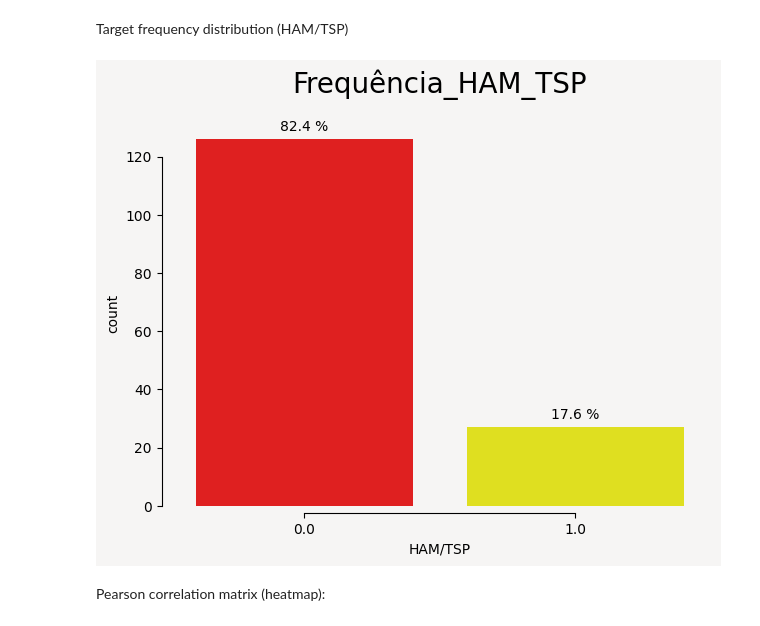
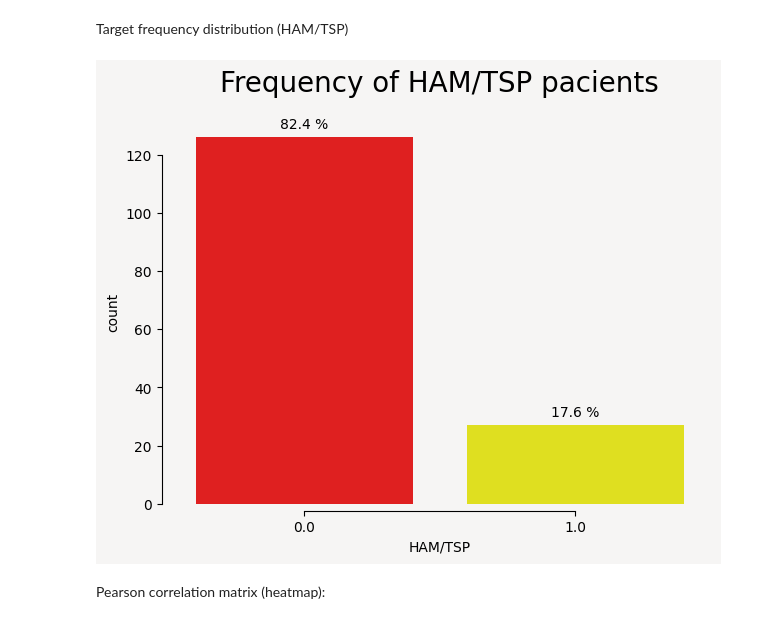
Before and after one commit to MatheusABomfim/ML_HTLV_HAM-TSP, a Jupyter notebook: ML_MEST_HTLV+MBL2+CLINICAL.ipynb, the cells around one changed output. Saved outputs shown, nothing was run; the diff lists cells and outputs as text; code cells hidden in the pictures.

Commit message:
Image address correction (Correlation and frequêncy of HAM pacients)

```diff
--- a/ML_MEST_HTLV+MBL2+CLINICAL.ipynb
+++ b/ML_MEST_HTLV+MBL2+CLINICAL.ipynb
@@ -239,26 +239,26 @@ Target frequency distribution (HAM/TSP)
 # %%
 # Color palette
 mypal= ['#FF0000', '#FF4500', '#FFFF00','#FFFFE0', '#87CEEB','#0000CD']
 
 # Bar Graph for Distribution of Variables
 plt.figure(figsize=(7, 5),facecolor='#F6F5F4')
 total = float(len(df))
 ax = sns.countplot(x=df['HAM/TSP'], palette=mypal[0::2])
 ax.set_facecolor('#F6F5F4')
 
 for p in ax.patches:
 
     height = p.get_height()
     ax.text(p.get_x()+p.get_width()/2.,height + 3,'{:1.1f} %'.format((height/total)*100), ha="center")
 
-ax.set_title('Frequência HAM TSP', fontsize=20, y=1.05)
+ax.set_title('Frequency of HAM/TSP pacients', fontsize=20, y=1.05)
 sns.despine(right=True)
 sns.despine(offset=5, trim=True)
 
 # Save the graphic in PDF
-plt.savefig('/content/drive/MyDrive/Mestrado/Códigos_Bioinfo_e_docs_relacionados(menos_Python_colab)/Treinamento_inicial_ML/ML_(base_wine_dataset)_para_dados_MBL_Ana_patrícia/Resultados_sem_dados_clínicos/' + 'Frequência_HAM_TSP.pdf')
+plt.savefig('/content/drive/MyDrive/Mestrado/Códigos_Bioinfo_e_docs_relacionados(menos_Python_colab)/Results_ML_MBL2_12_01_24/' + 'Frequência_HAM_TSP.pdf')
 # %% [output]
-[figure, old version]
+[figure, new version]
 # %% [markdown]
 Pearson correlation matrix (heatmap):
 # %%
```
Also changed, not shown: parts of 2 cells of this notebook.
